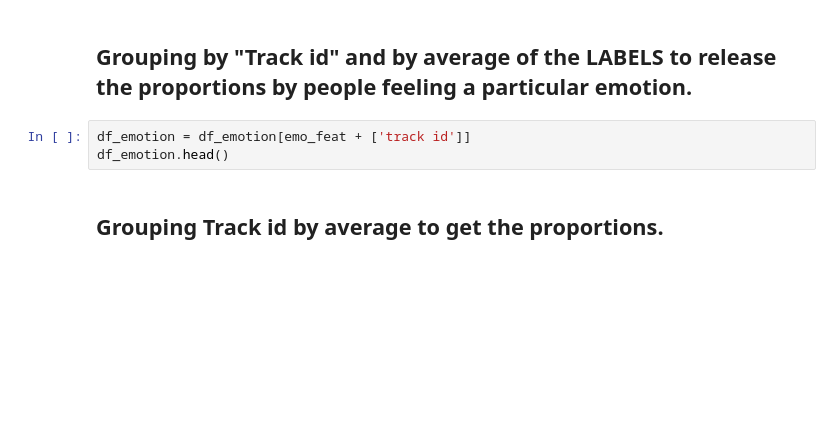
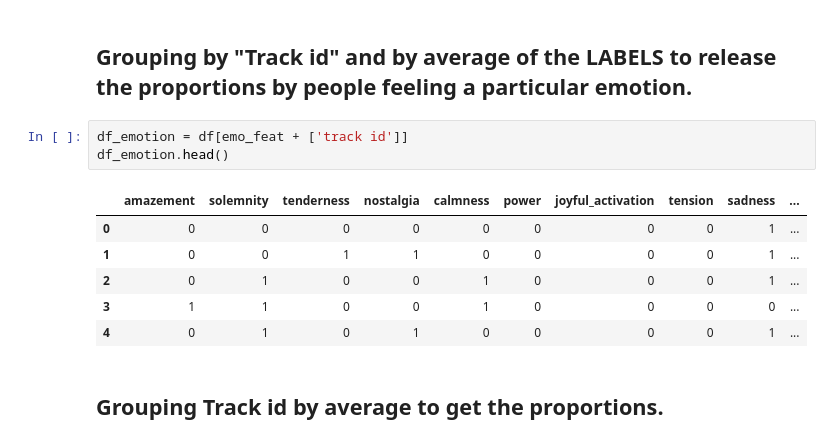
Before and after one commit to FanambyH/Final_Rec_Sys_App, a Jupyter notebook: notebook/Audio dataset EDA.ipynb, the cells around one changed output. Drawn from its saved outputs; the diff is of its cells as text; blank space fills up the shorter version.

```diff
--- a/notebook/Audio dataset EDA.ipynb
+++ b/notebook/Audio dataset EDA.ipynb
@@ -71,8 +89,15 @@ emo_corr.style.background_gradient(cmap='coolwarm')
 # %% [markdown]
 ## Grouping by "Track id" and by average of the LABELS to release the proportions by people feeling a particular emotion.
 # %%
-df_emotion = df_emotion[emo_feat + ['track id']]
+df_emotion = df[emo_feat + ['track id']]
 df_emotion.head()
+# %% [output]
+|  | amazement | solemnity | tenderness | nostalgia | calmness | power | joyful_activation | tension | sadness | ... |
+| 0 | 0 | 0 | 0 | 0 | 0 | 0 | 0 | 0 | 1 | ... |
+| 1 | 0 | 0 | 1 | 1 | 0 | 0 | 0 | 0 | 1 | ... |
+| 2 | 0 | 1 | 0 | 0 | 1 | 0 | 0 | 0 | 1 | ... |
+| 3 | 1 | 1 | 0 | 0 | 1 | 0 | 0 | 0 | 0 | ... |
+| 4 | 0 | 1 | 0 | 1 | 0 | 0 | 0 | 0 | 1 | ... |
 # %% [markdown]
 ## Grouping Track id by average to get the proportions.
 # %%
```
Also changed, not shown: parts of 4 cells of this notebook.
